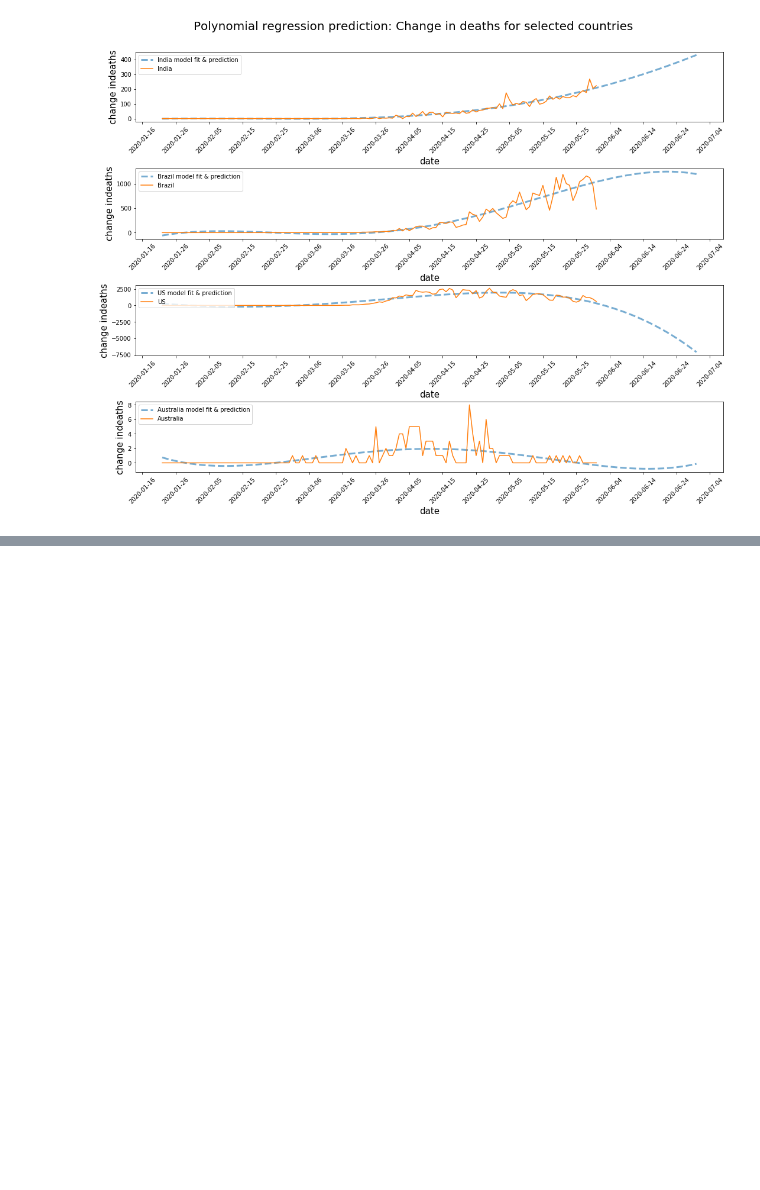
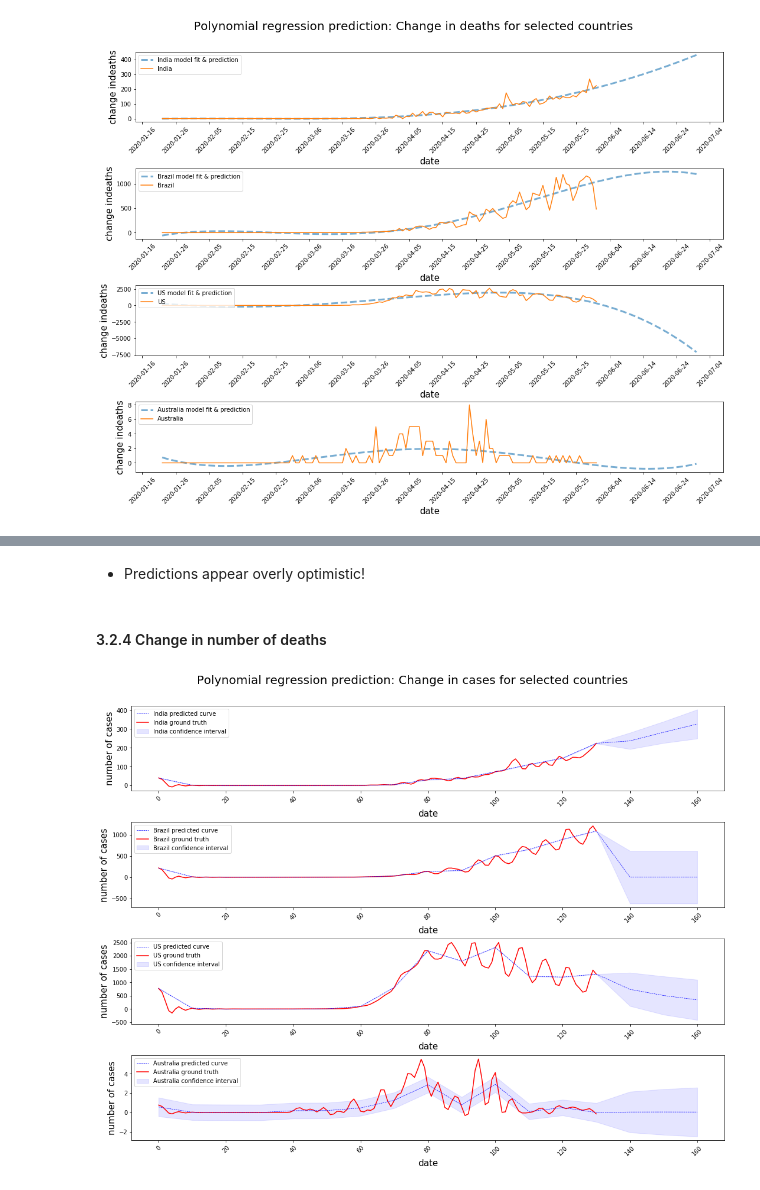
Before and after one commit to j-greggazz/Kaggle, a Jupyter notebook: covid_19/notebooks/Covid 19 comparisons & predictions for selected countries.ipynb, the cells around one changed output, grey strips where cells are left out. Drawn from its saved outputs; the diff is of its cells as text; code cells hidden in the pictures; blank space fills up the shorter version.

```diff
--- a/covid_19/notebooks/Covid 19 comparisons & predictions for selected countries.ipynb
+++ b/covid_19/notebooks/Covid 19 comparisons & predictions for selected countries.ipynb
@@ -630,0 +769,24 @@ polyPolyRegPrediction(changes_deaths_df, labels, countryList, degreeList, predic
+# %% [markdown]
+- Predictions appear overly optimistic!
+# %% [markdown]
+#### 3.2.4 Change in number of deaths
+# %%
+kernels = [
+# 0: Simple Kernel
+ConstantKernel(10.) * RationalQuadratic(length_scale=100., alpha=0.1),
+# 1: Simulate some noise with the high frequency oscillations of the ExpSineSquared kernel
+ConstantKernel(10.) * RationalQuadratic(alpha=0.1, length_scale=100) + ConstantKernel(10.)* ExpSineSquared(length_scale=0.01, periodicity=1001, length_scale_bounds=(0.00001, 1), periodicity_bounds=(1000, 100000))
+]
+alphaNoise = 0.5
+
+#gpm = GaussianProcessRegressor(kernel=kk, n_restarts_optimizer=3, alpha=alphaNoise)
+prediction_window = 30
+kernel = kernels[1]
+filtering = True
+Ts = 1
+order = 6
+cutoff = 0.25
+filterInputs = [filtering, Ts, order, cutoff]
+plotGaussPredictions(changes_deaths_df, labels, countryList, prediction_window, alphaNoise, kernel, filterInputs)
+# %% [output]
+[figure, added]
```
Also changed, not shown: parts of 17 cells of this notebook.
